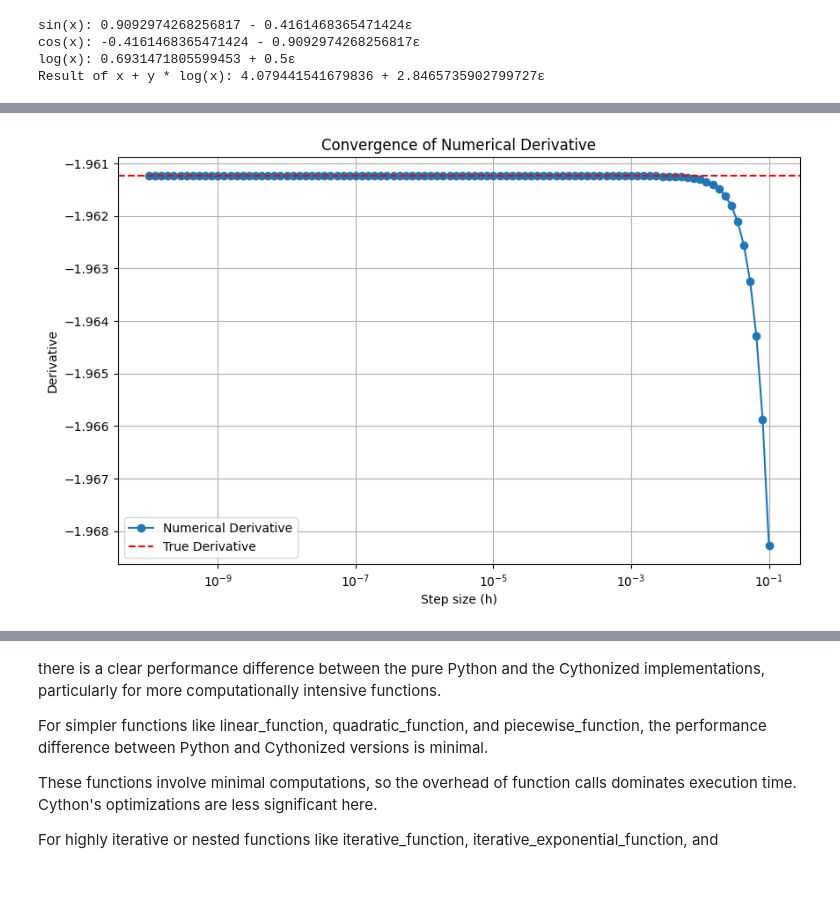
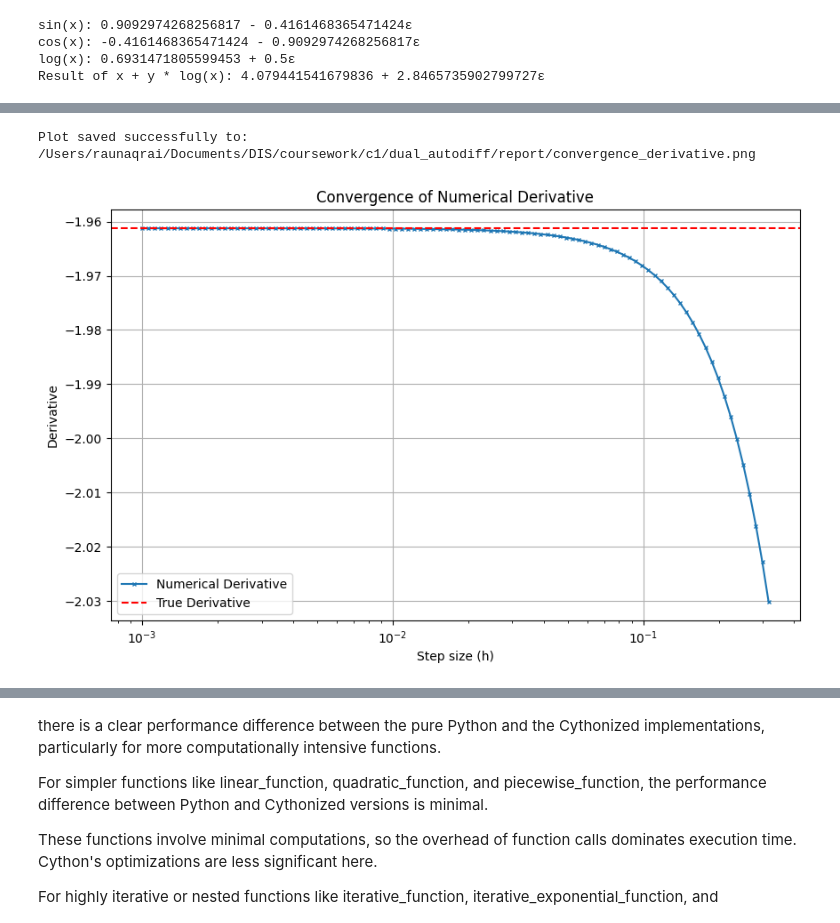
Before and after one commit to raunaq-rai/Dual_Autodiff, a Jupyter notebook: docs/source/dual_autodiff.ipynb, the cells around one changed output, grey strips where cells are left out. Cells and saved outputs as stored; diff of their text form; code cells hidden in the pictures; blank space fills up the shorter version.

Commit message:
writing report and generating required plots

```diff
--- a/docs/source/dual_autodiff.ipynb
+++ b/docs/source/dual_autodiff.ipynb
@@ -52,33 +80,44 @@ f'(1.5): -1.9612372705533612
 # %%
 import numpy as np
 import matplotlib.pyplot as plt
 
 # Numerical derivative using finite differences
 def numerical_derivative(f, x, h):
     return (f(x + h) - f(x - h)) / (2 * h)
 
 # Function for numerical computation
 def f_numeric(x):
     return np.log(np.sin(x)) + x**2 * np.cos(x)
 
 # Compute derivatives for decreasing step sizes
 x_val = 1.5
-steps = np.logspace(-1, -10, 100)
+steps = np.logspace(-0.5, -3, 100)
 numerical_results = [numerical_derivative(f_numeric, x_val, h) for h in steps]
 
 # True value for comparison
 true_derivative = f(Dual(x_val, 1)).dual
 
+# Compute differences
+differences = np.abs(np.array(numerical_results) - true_derivative)
+
 # Plot results
 plt.figure(figsize=(10, 6))
-plt.plot(steps, numerical_results, label="Numerical Derivative", marker='o')
+plt.plot(steps, numerical_results, label="Numerical Derivative", marker='x', markersize=3)
 plt.axhline(y=true_derivative, color='r', linestyle='--', label="True Derivative")
+
 plt.xscale("log")
 plt.xlabel("Step size (h)")
 plt.ylabel("Derivative")
 plt.title("Convergence of Numerical Derivative")
 plt.legend()
 plt.grid()
+
+# Save the figure in high resolution
+save_path = "/Users/raunaqrai/Documents/DIS/coursework/c1/dual_autodiff/report/convergence_derivative.png"
+plt.savefig(save_path, dpi=300, bbox_inches='tight')  # dpi=300 ensures high resolution
+print(f"Plot saved successfully to: {save_path}")
+
 plt.show()
 # %% [output]
+Plot saved successfully to: /Users/raunaqrai/Documents/DIS/coursework/c1/dual_autodiff/report/convergence_derivative.png
-[figure, old version]
+[figure, new version]
```
Also changed, not shown: parts of 13 cells of this notebook, 4 other files.
